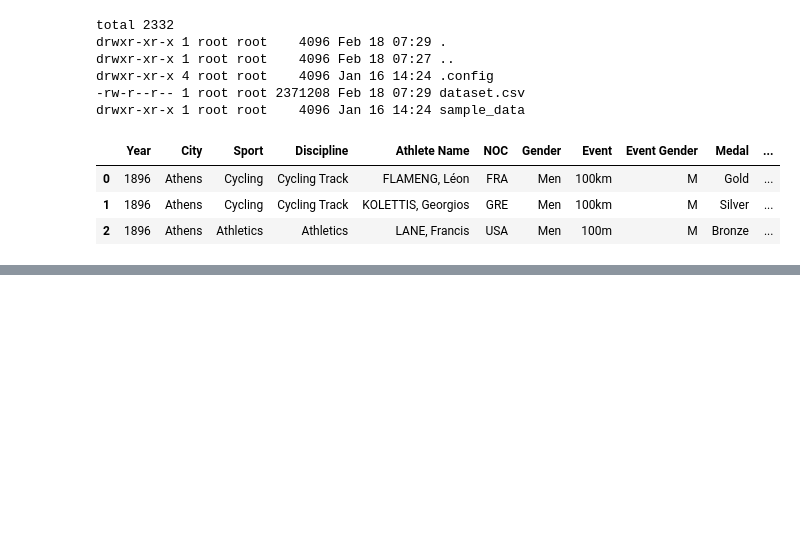
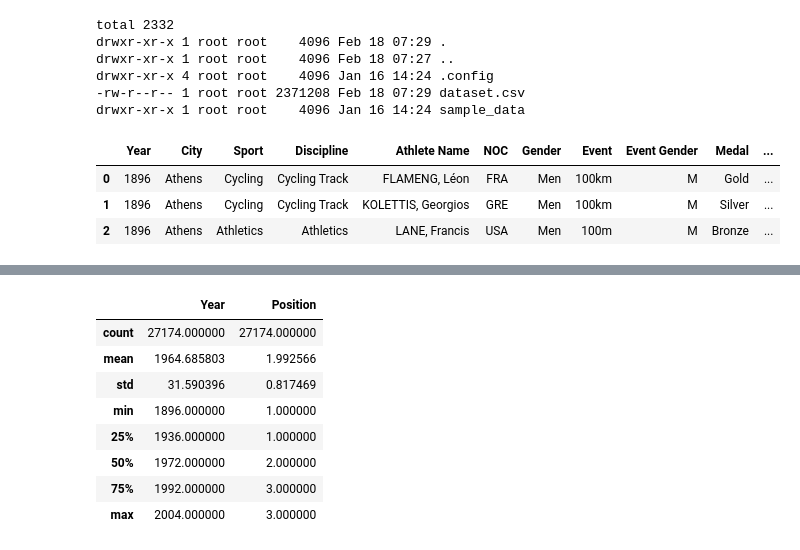
Before and after one commit to valdal14/olympy, a Jupyter notebook: main.ipynb, the cells around one changed output, grey strips where cells are left out. Saved outputs shown, nothing was run; the diff lists cells and outputs as text; code cells hidden in the pictures; blank space fills up the shorter version.

```diff
--- a/main.ipynb
+++ b/main.ipynb
@@ -57,0 +111,15 @@ olympic_data.head(3)
+# %%
+# .describe() - Generate descriptive statistics.
+olympic_data.describe?
+# Only computed for entities that holds numeric values in the dataset
+olympic_data.describe()
+# %% [output]
+|  | Year | Position |
+| count | 27174.000000 | 27174.000000 |
+| mean | 1964.685803 | 1.992566 |
+| std | 31.590396 | 0.817469 |
+| min | 1896.000000 | 1.000000 |
+| 25% | 1936.000000 | 1.000000 |
+| 50% | 1972.000000 | 2.000000 |
+| 75% | 1992.000000 | 3.000000 |
+| max | 2004.000000 | 3.000000 |
```
Also changed, not shown: parts of 6 cells of this notebook.
